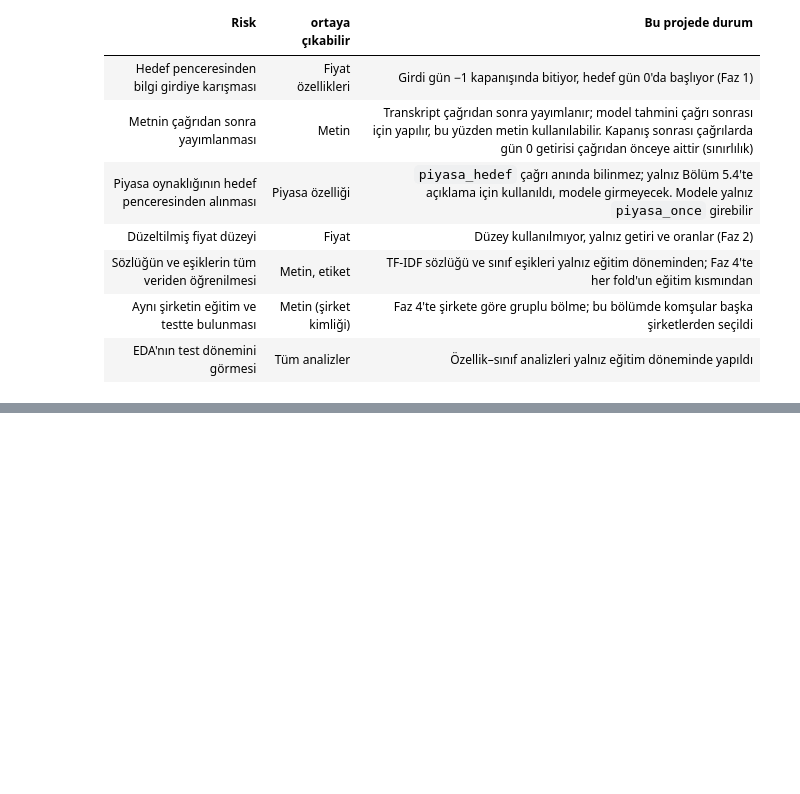
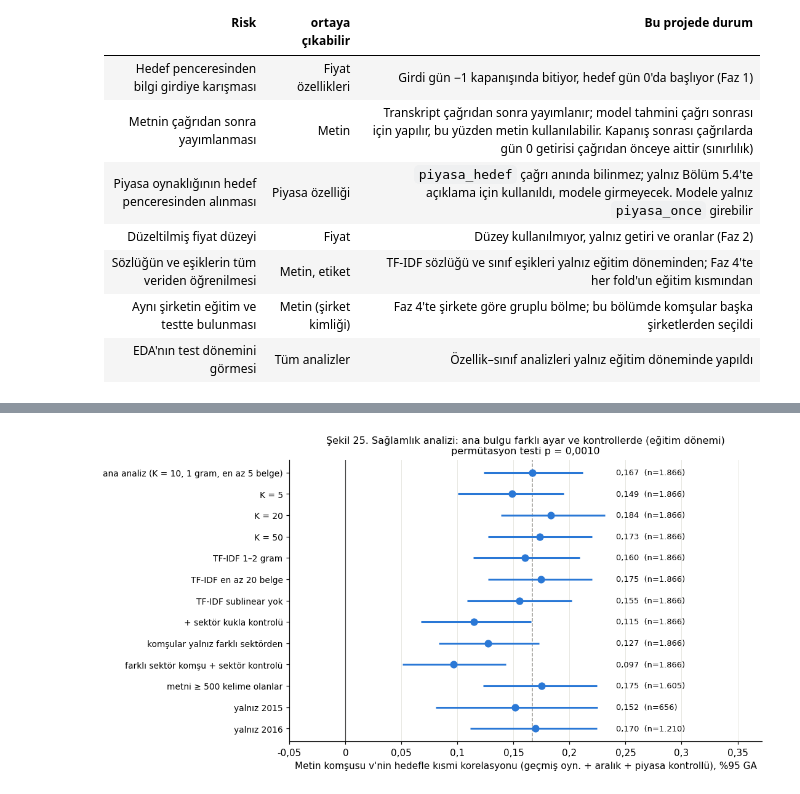
Before and after one commit to emirhanok1/kazanc-oynaklik, a Jupyter notebook: notebooks/03_kesifsel_analiz.ipynb, the cells around one changed output, grey strips where cells are left out. Saved outputs shown, nothing was run; the diff lists cells and outputs as text; code cells hidden in the pictures; blank space fills up the shorter version.

Commit message:
Faz 3 testleri: bağımsız yeniden hesaplama ve sızıntı testleri (pytest), sağlamlık analizi ve permütasyon testi

```diff
--- a/notebooks/03_kesifsel_analiz.ipynb
+++ b/notebooks/03_kesifsel_analiz.ipynb
@@ -27,9 +27,9 @@ import numpy as np
 import pandas as pd
 from matplotlib.ticker import FuncFormatter
 from scipy import stats
-from sklearn.feature_extraction.text import ENGLISH_STOP_WORDS, TfidfVectorizer
 
 from src import etiket, ozellik, veri
+from src.istatistik import kismi, kw, metin_komsulari, sirket_ornekleri
 
 SEKIL, CIKTI, ISLENMIS = KOK / "sekiller", KOK / "cikti", KOK / "veri" / "islenmis"
 SINIF_RENK = ["#6da7ec", "#2a78d6", "#104281"]
@@ -56,13 +56,6 @@ VIRGUL = FuncFormatter(lambda x, _: f"{x:g}".replace(".", ","))
 def pyaz(p):
     """p-değerini okunur yazar; kayan nokta alt sınırının altındaysa '< 1e-300'."""
     return "p < 1e-300" if p == 0 else (f"p = {tr(p, 3)}" if p >= 0.001 else f"p = {p:.1e}")
-
-
-def kw(df, sutun):
-    """Kruskal–Wallis testi: H, p ve etki büyüklüğü ε² = (H − k + 1) / (n − k)."""
-    gruplar = [df.loc[df.sinif == c, sutun] for c in range(3)]
-    H, p = stats.kruskal(*gruplar)
-    return H, p, (H - 2) / (len(df) - 3)
 # %% [markdown]
 ## 1. Analiz için özet özellikler
 
@@ -532,18 +508,7 @@ korelasyonu alınır). Güven aralıkları **şirket düzeyinde** önyükleme (b
 çağrıları birlikte örneklenir. (b) **3 × 3 tablo**: geçmiş oynaklık ve metin komşusu sinyalinin terciline göre
 yüksek sınıf payı.
 # %%
-def kismi(df, x, y, kontrol):
-    R = lambda s: stats.rankdata(s)
-    Z = np.column_stack([np.ones(len(df))] + [R(df[c]) for c in kontrol])
-    rx = R(df[x]) - Z @ np.linalg.lstsq(Z, R(df[x]), rcond=None)[0]
-    ry = R(df[y]) - Z @ np.linalg.lstsq(Z, R(df[y]), rcond=None)[0]
-    return np.corrcoef(rx, ry)[0, 1]
-
-
-sirketler = e.ticker.unique()
-indeks = {s: np.where(e.ticker.to_numpy() == s)[0] for s in sirketler}
-rng = np.random.default_rng(0)
-ornekler = [np.concatenate([indeks[s] for s in rng.choice(sirketler, len(sirketler))]) for _ in range(1000)]
+ornekler = sirket_ornekleri(e.ticker, B=1000, tohum=0)   # şirket düzeyinde önyükleme
 
 testler = [
     ("metin komşusu v → v", "komsu_v", []),
@@ -814,0 +856,19 @@ Eğitim dönemi içindeki yüzdelik sıra (0 = en düşük, 100 = en yüksek):
+# %%
+fig, ax = plt.subplots(figsize=(9, 5.4))
+y = np.arange(len(saglamlik))[::-1]
+ax.axvline(0, color=KOYU, lw=0.8)
+ax.axvline(saglamlik["kısmi ρ"].iloc[0], color=GRI, lw=1, ls="--")
+ax.hlines(y, saglamlik["%95 GA alt"], saglamlik["%95 GA üst"], color=MAVI, lw=2)
+ax.plot(saglamlik["kısmi ρ"], y, "o", color=MAVI, ms=7)
+for yi, (r, n) in zip(y, zip(saglamlik["kısmi ρ"], saglamlik["n"])):
+    ax.text(saglamlik["%95 GA üst"].max() + 0.01, yi, f"{tr(r, 3)}  (n={tr(n)})", va="center", fontsize=8.5)
+ax.set_yticks(y, saglamlik.varyant, fontsize=9)
+ax.set_xlim(min(-0.05, saglamlik["%95 GA alt"].min() - 0.02), saglamlik["%95 GA üst"].max() + 0.14)
+ax.xaxis.set_major_formatter(VIRGUL)
+ax.set_xlabel("Metin komşusu v'nin hedefle kısmi korelasyonu (geçmiş oyn. + aralık + piyasa kontrollü), %95 GA")
+ax.grid(axis="y", visible=False)
+ax.set_title(f"Şekil 25. Sağlamlık analizi: ana bulgu farklı ayar ve kontrollerde (eğitim dönemi)\npermütasyon testi p = {tr(p_perm, 4)}", fontsize=10.5)
+kaydet(fig, "f3_11_saglamlik")
+plt.show()
+# %% [output]
+[figure, added]
```
Also changed, not shown: parts of 9 cells of this notebook, 7 other files.
